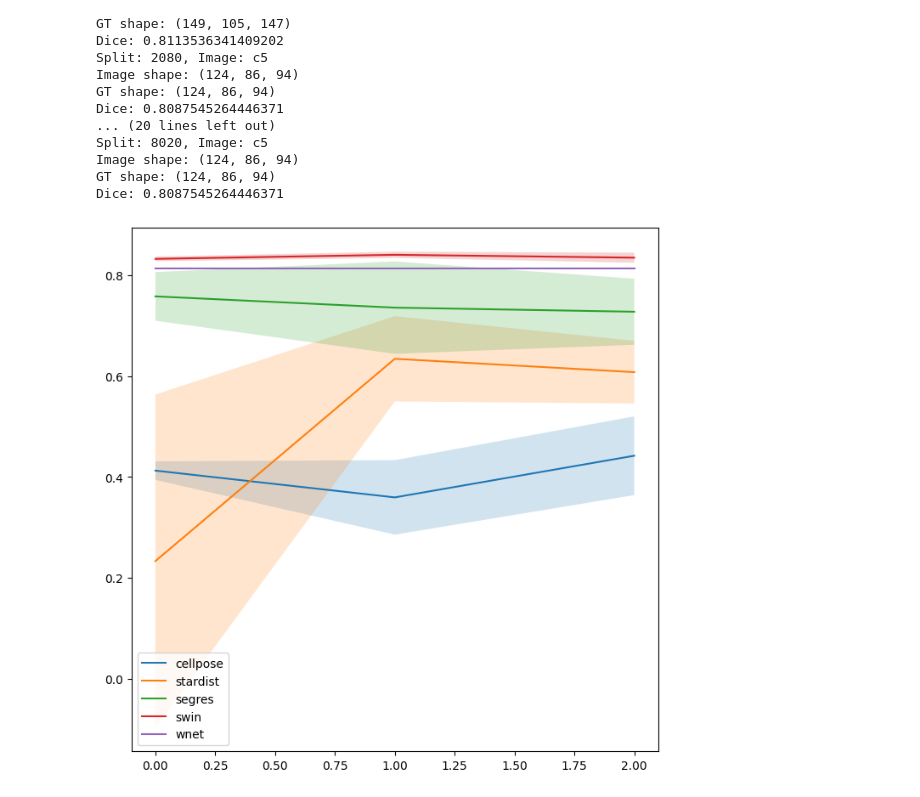
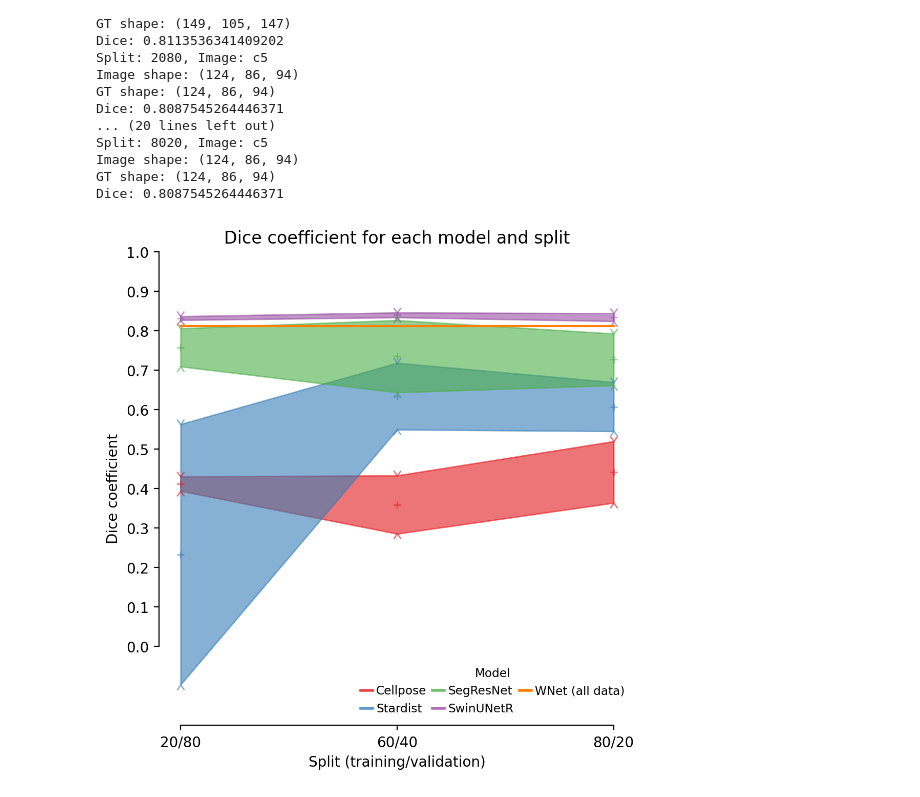
Before and after one commit to C-Achard/stardist, a Jupyter notebook: examples/3D/SPLITS_FIGURE/splits_benchmark.ipynb, the cells around one changed output. Drawn from its saved outputs; the diff is of its cells as text; code cells hidden in the pictures.

```diff
--- a/examples/3D/SPLITS_FIGURE/splits_benchmark.ipynb
+++ b/examples/3D/SPLITS_FIGURE/splits_benchmark.ipynb
@@ -410,58 +410,81 @@ Image shape: (124, 86, 94)
 GT shape: (124, 86, 94)
 Dice: 0.8087545264446371
 # %%
-model_names = ["cellpose", "stardist", "segres", "swin", "wnet"]
+model_names = ["Cellpose", "Stardist", "SegResNet", "SwinUNetR", "WNet (all data)"]
 models = [cellpose_dices, stardist_dices, segres_dices, swin_dices]
 wnet_means = [np.mean(wnet_dices["8020"]), np.mean(wnet_dices["6040"]), np.mean(wnet_dices["2080"])]
 
 plt.rcParams["figure.figsize"] = (8, 8)
 # %%
-# plot dices for each model with split on x axis
-# plot as confidence interval with min, max, middle values
-plt.figure(figsize=(8,8), dpi=200)
+def set_marker_errorbar(c):
+    for i, mark in enumerate([6, 7]):
+        c.lines[1][i].set_marker(mark)
+        c.lines[1][i].set_markersize(5)
+        c.lines[1][i].set_markerfacecolor("None")
+
+plt.rcParams['axes.prop_cycle'] = plt.cycler(color=plt.cm.Set1.colors) # change deafault cycler to use Set1
+plt.figure(figsize=(6,6), dpi=200)
 ax = plt.gca()
 
 for i, model in enumerate(models):
     mean_dices = []
     std_dices = []
     for split in model:
         dices = sorted(model[split])
         mean_dices.append(np.mean(dices))
         std_dices.append(np.std(dices))
-    ax.plot(mean_dices, label=model_names[i])
-    # fill between according to std
-    # plt.fill_between(range(len(mean_dices)), np.array(mean_dices) - np.array(std_dices), np.array(mean_dices) + np.array(std_dices), alpha=0.2)
-    ax.errorbar(
+    l=ax.plot(mean_dices, label=model_names[i], linewidth=2, alpha=0.8)
+    ax.fill_between(
+        range(len(mean_dices)),
+        (np.array(mean_dices) - np.array(std_dices)),
+        np.array(mean_dices) + np.array(std_dices),
+        alpha=0.6,
+        color=l[0].get_color(),
+        )
+    [lin.set_linewidth(0) for lin in l]
+    c = ax.errorbar(
         range(len(mean_dices)),
         mean_dices,
-        yerr=[
-            np.array(mean_dices) - np.array(std_dices),
-            np.array(mean_dices) + np.array(std_dices)
-            ],
-        fmt='o',
-        color='black',
-        alpha=0.5,
-        markersize=20,
-        linewidth=2,
+        yerr=std_dices,
+        fmt='+',
+        alpha=0.6,
+        markersize=5,
+        linewidth=0,
+        capsize=20,
+        color=l[0].get_color(),
+        dash_capstyle="round",
         )
-ax.plot(wnet_means, label="wnet", linestyle="--")
+    set_marker_errorbar(c)
+l = ax.plot(
+    wnet_means,
+    label=model_names[-1],
+    # linestyle="--"
+        )
+ax.set_ylim([-0.2,1])
 plt.xticks([0,1,2], ["20/80","60/40","80/20"])
-plt.legend(
-    loc="lower right",
+plt.yticks(np.arange(0,1.1,0.1))
+leg = ax.legend(
+    loc="best",
     title="Model",
     frameon=False,
-    ncol=4,
+    ncol=3,
+    # nrow=4,
     handlelength=1,
     markerscale=0.0,
     labelspacing=0.5,
     columnspacing=0.5,
     handletextpad=0.3,
     fontsize="small",
     title_fontsize="small",
 )
+for legobj in leg.legend_handles:
+    legobj.set_linewidth(2.0)
+plt.xlabel("Split (training/validation)")
+plt.ylabel("Dice coefficient")
+plt.title("Dice coefficient for each model and split")
 ax.spines["top"].set_visible(False)
 ax.spines["right"].set_visible(False)
 sns.despine(trim=True)
 plt.show()
 # %% [output]
-[figure, old version]
+[figure, new version]
```
Also changed, not shown: parts of 3 cells of this notebook.
